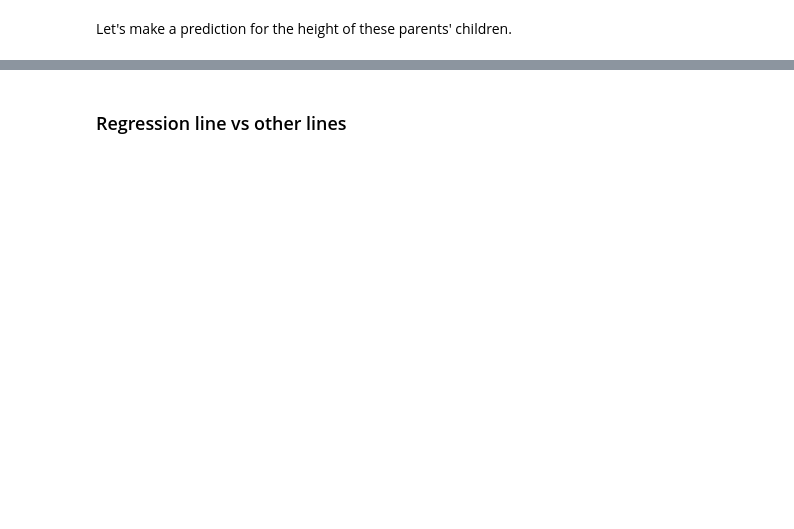
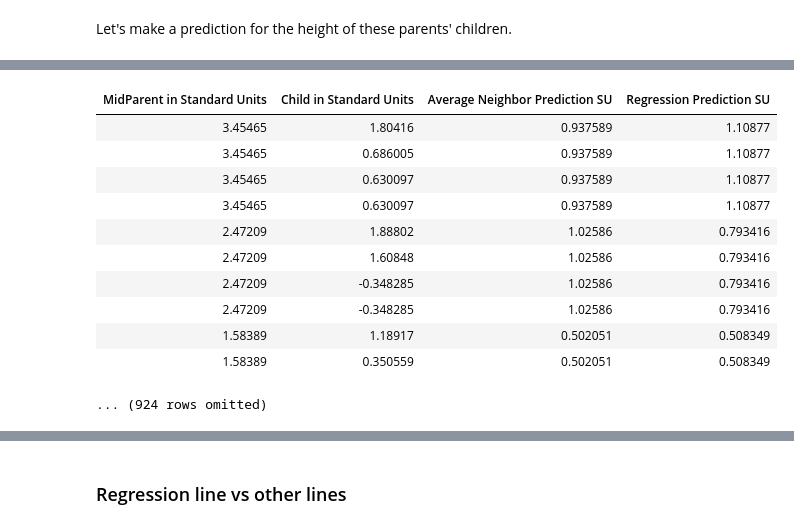
Before and after one commit to ucsb-ds/cmpsc5b-s22-students, a Jupyter notebook: lec-notebooks/week7-lec13-least-squares-live.ipynb, the cells around one changed output, grey strips where cells are left out. Cells and saved outputs as stored; diff of their text form; code cells hidden in the pictures; blank space fills up the shorter version.

```diff
--- a/lec-notebooks/week7-lec13-least-squares-live.ipynb
+++ b/lec-notebooks/week7-lec13-least-squares-live.ipynb
@@ -216,0 +325,16 @@ heights_with_predictions.scatter('MidParent')
+# %%
+heights_with_prediction_su = heights_with_predictions.drop('MidParent', 'Child', 'Average neighbor prediction', 'Regression Prediction')
+heights_with_prediction_su
+# %% [output]
+| MidParent in Standard Units | Child in Standard Units | Average Neighbor Prediction SU | Regression Prediction SU |
+| 3.45465 | 1.80416 | 0.937589 | 1.10877 |
+| 3.45465 | 0.686005 | 0.937589 | 1.10877 |
+| 3.45465 | 0.630097 | 0.937589 | 1.10877 |
+| 3.45465 | 0.630097 | 0.937589 | 1.10877 |
+| 2.47209 | 1.88802 | 1.02586 | 0.793416 |
+| 2.47209 | 1.60848 | 1.02586 | 0.793416 |
+| 2.47209 | -0.348285 | 1.02586 | 0.793416 |
+| 2.47209 | -0.348285 | 1.02586 | 0.793416 |
+| 1.58389 | 1.18917 | 0.502051 | 0.508349 |
+| 1.58389 | 0.350559 | 0.502051 | 0.508349 |
+... (924 rows omitted)
```
Also changed, not shown: parts of 23 cells of this notebook, 1 other file.
